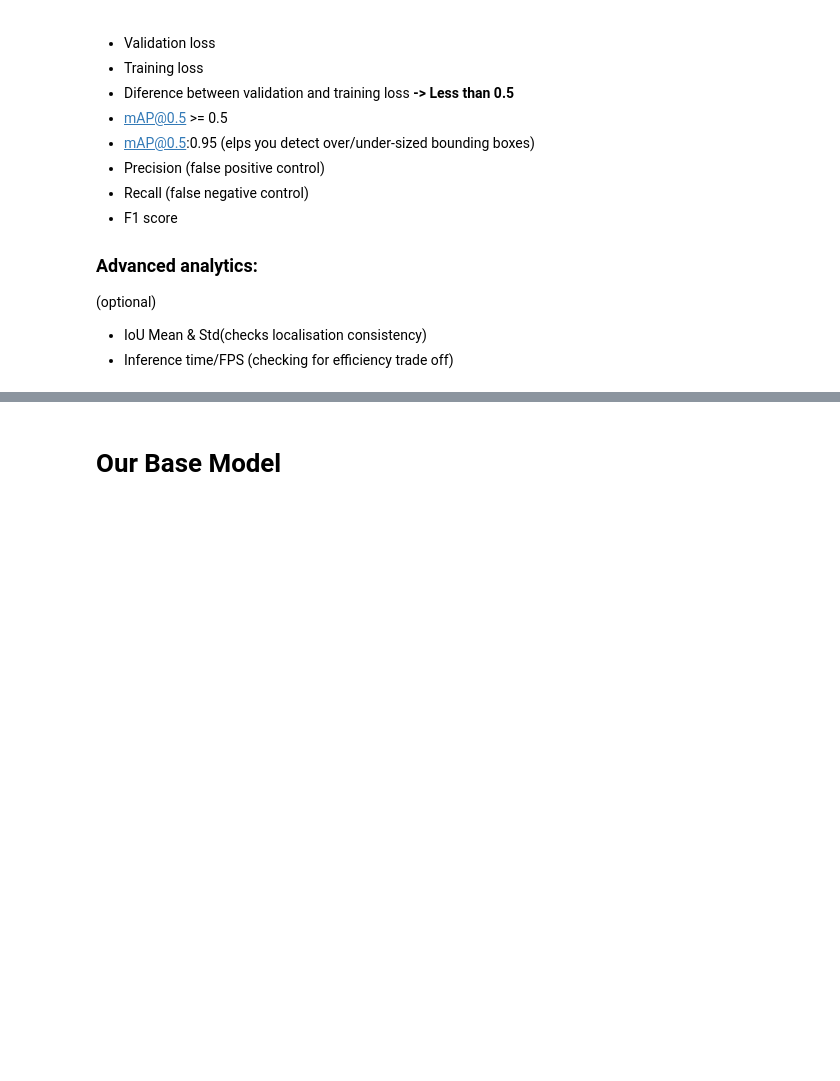
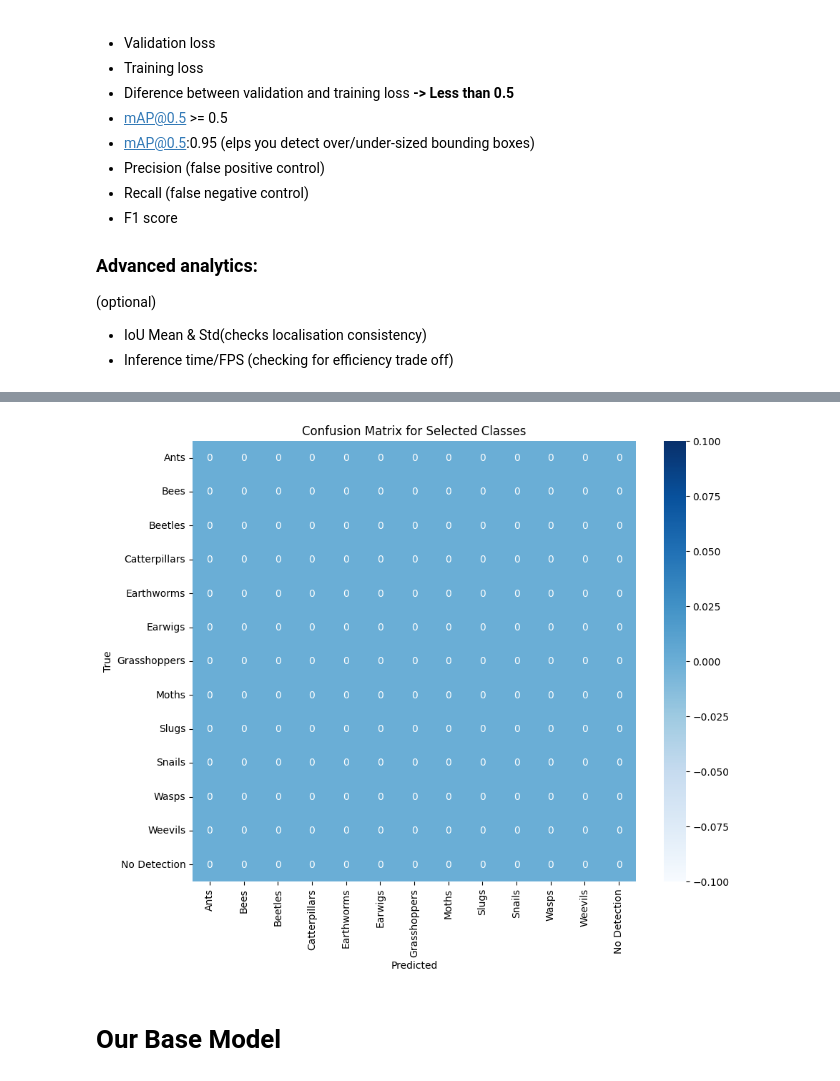
Before and after one commit to aidantze/pesta-la-vista, a Jupyter notebook: yolov8_v2.ipynb, the cells around one changed output, grey strips where cells are left out. Saved outputs shown, nothing was run; the diff lists cells and outputs as text; code cells hidden in the pictures; blank space fills up the shorter version.

```diff
--- a/yolov8_v2.ipynb
+++ b/yolov8_v2.ipynb
@@ -314,0 +535,63 @@ def get_inference_time_and_fps(test_res):
+# %%
+# Define the classes of interest
+
+interest_names = names
+# Get the class IDs for the classes of interest
+class_ids_of_interest = [names.index(c) for c in interest_names]
+# Initialize lists to store true and predicted labels for the confusion matrix
+y_true = []
+y_pred = []
+
+# Process matched predictions
+for image_path, matches in matched_predictions.items():
+    for match in matches:
+        predicted_box = match['predicted']
+        actual_box = match['ground_truth']
+
+        # Only include if both actual box and predicted classes are in the classes of interest
+        if actual_box['class_id'] in class_ids_of_interest and predicted_box['class_id'] in class_ids_of_interest:
+            y_true.append(actual_box['class_id'])
+            y_pred.append(predicted_box['class_id'])
+        elif actual_box['class_id'] in class_ids_of_interest and predicted_box['class_id'] not in class_ids_of_interest:
+             # NOTE: If ground truth is of interest but prediction is not, we are considering  it a misclassification.
+             # A more complex approach would involve an 'other' category in the matrix, where we can't explicitely state it.
+             pass
+        elif actual_box['class_id'] not in class_ids_of_interest and predicted_box['class_id'] in class_ids_of_interest:
+             # NOTE: If prediction is of interest but ground truth is not, consider it a false positive for the predicted class.
+             pass
+
+
+# Handle false negatives for the classes of interest
+for image_path, true_boxes in unmatched_ground_truths.items():
+    for true_box in true_boxes:
+        if true_box['class_id'] in class_ids_of_interest:
+            # This is a false negative for this class
+            y_true.append(true_box['class_id'])
+            # NOTE: Using len(names) as a placeholder for 'no detection'
+            y_pred.append(len(names))
+
+
+# Create a mapping from original class ID to new class ID
+original_to_new_class_id = {original_id: new_id for new_id, original_id in enumerate(class_ids_of_interest)}
+original_to_new_class_id[len(names)] = len(interest_names)
+y_true_mapped = [original_to_new_class_id[label] for label in y_true]
+y_pred_mapped = [original_to_new_class_id[label] for label in y_pred]
+
+
+# Define labels for the confusion matrix plot
+confusion_matrix_labels = interest_names + ["No Detection"]
+
+# Generate the confusion matrix
+cm = confusion_matrix(y_true_mapped, y_pred_mapped, labels=range(len(confusion_matrix_labels)))
+
+# Plot the confusion matrix
+plt.figure(figsize=(10, 8))
+sns.heatmap(cm, annot=True, fmt='d', cmap='Blues',
+            xticklabels=confusion_matrix_labels,
+            yticklabels=confusion_matrix_labels)
+plt.xlabel('Predicted')
+plt.ylabel('True')
+plt.title('Confusion Matrix for Selected Classes')
+plt.show()
+# %% [output]
+[figure, added]
```
Also changed, not shown: parts of 31 cells of this notebook.
